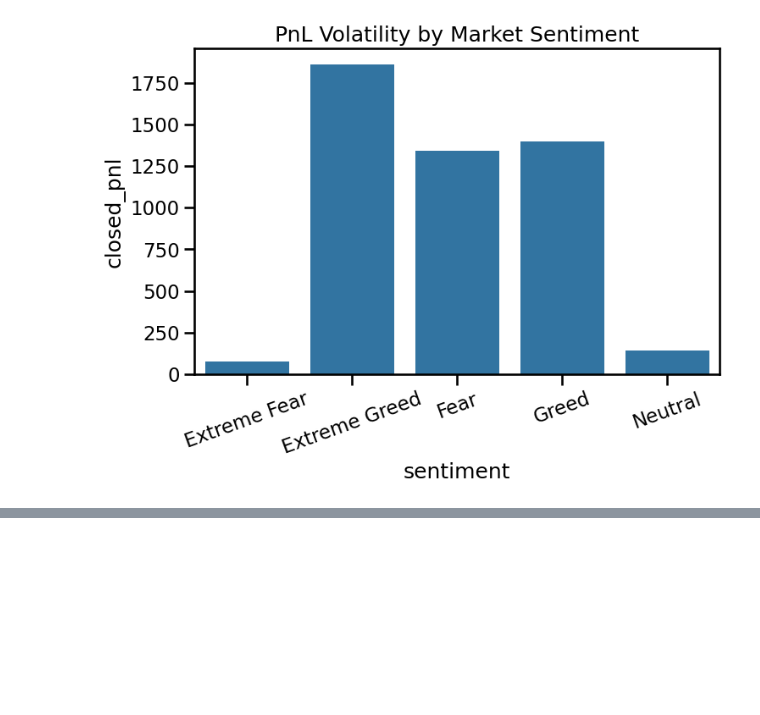
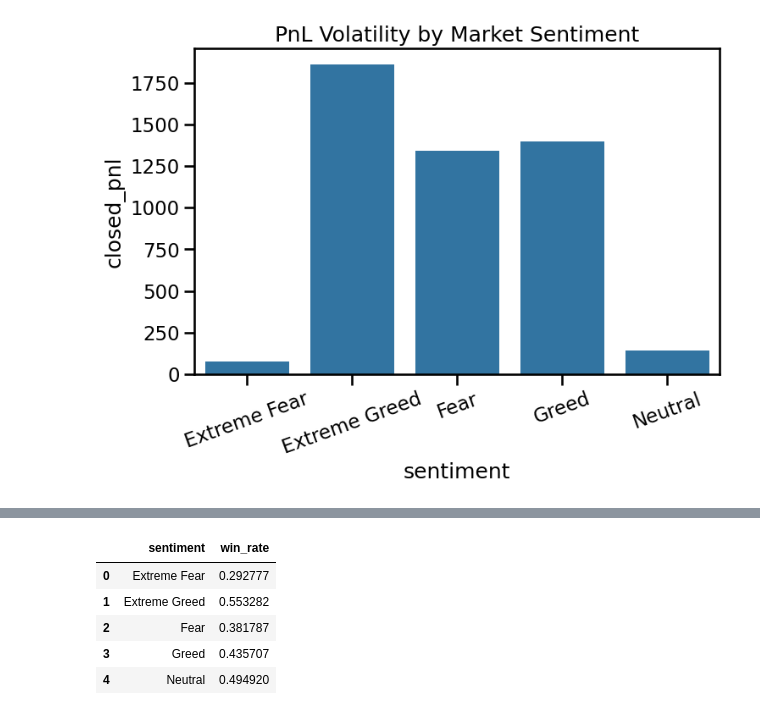
Before and after one commit to karthigaD-hub/right-to-justice, a Jupyter notebook: dataclean_analysis/data_cleaning.ipynb, the cells around one changed output, grey strips where cells are left out. Drawn from its saved outputs; the diff is of its cells as text; code cells hidden in the pictures; blank space fills up the shorter version.

```diff
--- a/dataclean_analysis/data_cleaning.ipynb
+++ b/dataclean_analysis/data_cleaning.ipynb
@@ -171,0 +192,13 @@ OSError: Cannot save file into a non-existent directory: 'D:\projects\trader-beh
+# %%
+win_rate = df.groupby('sentiment').apply(
+    lambda x: (x['closed_pnl'] > 0).mean()
+).reset_index(name='win_rate')
+
+win_rate
+# %% [output]
+|  | sentiment | win_rate |
+| 0 | Extreme Fear | 0.292777 |
+| 1 | Extreme Greed | 0.553282 |
+| 2 | Fear | 0.381787 |
+| 3 | Greed | 0.435707 |
+| 4 | Neutral | 0.494920 |
```
Also changed, not shown: parts of 5 cells of this notebook.
